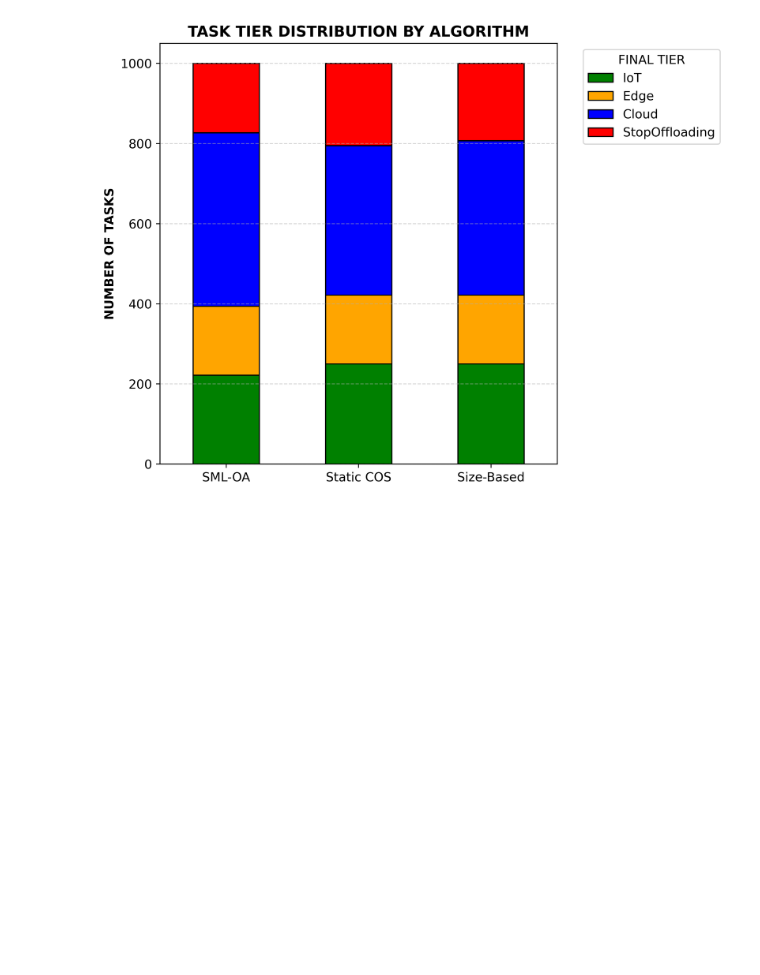
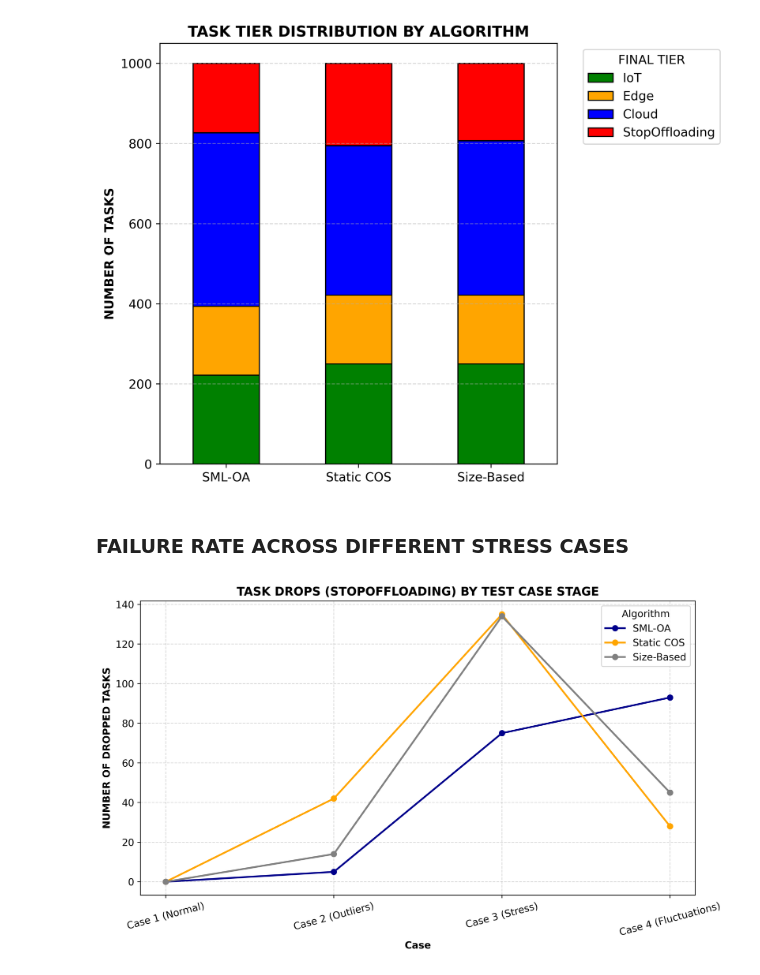
Before and after one commit to DaRkSouL36/SML-OA, a Jupyter notebook: NOTEBOOKS/ILLUSTRATION [3].ipynb, the cells around one changed output. Cells and saved outputs as stored; diff of their text form; code cells hidden in the pictures; blank space fills up the shorter version.

Commit message:
FAILURE RATE ACROSS DIFFERENT STRESS CASES

```diff
--- a/NOTEBOOKS/ILLUSTRATION [3].ipynb
+++ b/NOTEBOOKS/ILLUSTRATION [3].ipynb
@@ -241,3 +241,42 @@ plt.tight_layout()
 plt.show()
 # %% [output]
 [figure]
+# %% [markdown]
+### FAILURE RATE ACROSS DIFFERENT STRESS CASES
+# %%
+failure_data = []
+for case in df_results["test_case"].unique():
+    subset = df_results[df_results["test_case"] == case]
+    failure_data.append({
+        "Case": case,
+        "SML-OA": (subset["sml_oa_dynamic"] == "StopOffloading").sum(),
+        "Static COS": (subset["static_cos"] == "StopOffloading").sum(),
+        "Size-Based": (subset["size_based_static"] == "StopOffloading").sum()
+    })
+
+df_fails = pd.DataFrame(failure_data).set_index("Case")
+
+# Create high-resolution figure
+fig, ax = plt.subplots(figsize=(10, 6), dpi=500)
+
+# Plot using the axis
+df_fails.plot(
+    kind='line',
+    marker='o',
+    linewidth=2,
+    color=['darkblue', 'orange', 'gray'],
+    ax=ax
+)
+
+ax.set_title("TASK DROPS (STOPOFFLOADING) BY TEST CASE STAGE")
+ax.set_ylabel("NUMBER OF DROPPED TASKS")
+ax.set_xticks(range(len(df_fails.index)))
+ax.set_xticklabels(df_fails.index, rotation=15)
+
+ax.grid(True, linestyle='--', alpha=0.5)
+ax.legend(title="Algorithm")
+
+plt.tight_layout()
+plt.show()
+# %% [output]
+[figure, added]
```
